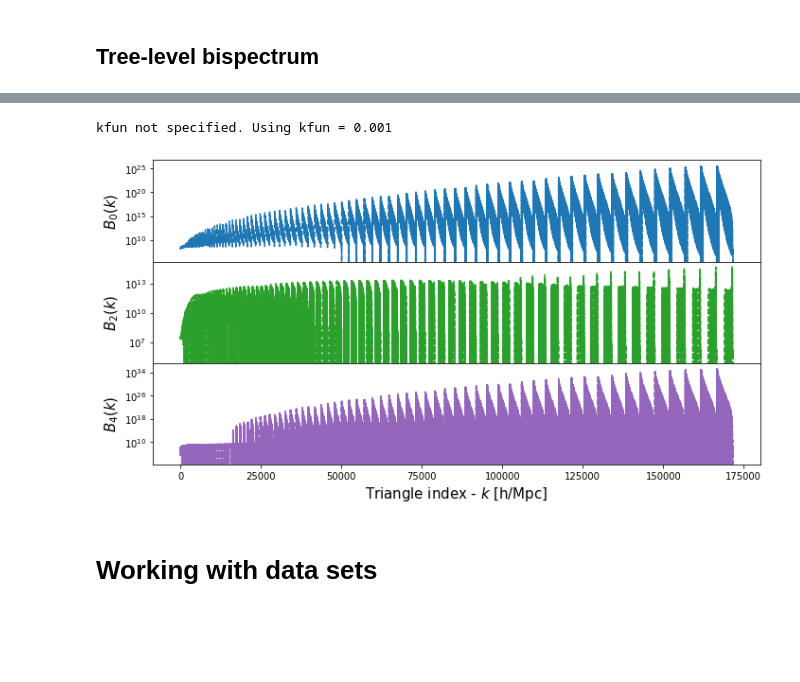
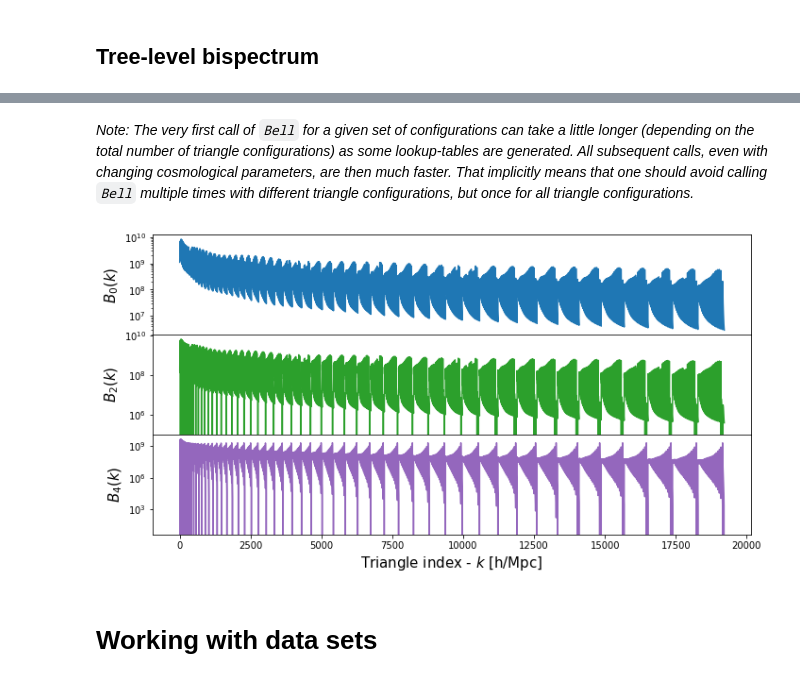
Before and after one commit to adematti/comet-emu, a Jupyter notebook: notebooks/Tutorial.ipynb, the cells around one changed output, grey strips where cells are left out. Cells and saved outputs as stored; diff of their text form; code cells hidden in the pictures; blank space fills up the shorter version.

```diff
--- a/notebooks/Tutorial.ipynb
+++ b/notebooks/Tutorial.ipynb
@@ -321,8 +323,9 @@ As a further extension, in the case when using measurements from a periodic box
 # %%
+k_hMpc_lin = np.arange(0.005, 0.3, 0.005)
 tri =[]
-for k1 in k_hMpc:
-    for k2 in k_hMpc:
-        for k3 in k_hMpc:
-            if k1 >= k2 >=k3:
+for i1,k1 in enumerate(k_hMpc_lin):
+    for i2,k2 in enumerate(k_hMpc_lin[:i1+1]):
+        for i3,k3 in enumerate(k_hMpc_lin[:i2+1]):
+            if k2 + k3 >= k1:
                 tri.append([k1, k2, k3])
 tri=np.asarray(tri)
@@ -329,20 +334,22 @@ tri=np.asarray(tri)
 # %%
-Bell = EFT.Bell(tri, params=params, ell=[0,2,4], de_model='lambda')
+params['h'] = 0.69
+params['z'] = 0.57
+Bell = EFT.Bell(tri, params=params, ell=[0,2,4], de_model='lambda', kfun=0.005)
-# %% [output]
-kfun not specified. Using kfun = 0.001
+# %% [markdown]
+_Note: The very first call of `Bell` for a given set of configurations can take a little longer (depending on the total number of triangle configurations) as some lookup-tables are generated. All subsequent calls, even with changing cosmological parameters, are then much faster. That implicitly means that one should avoid calling `Bell` multiple times with different triangle configurations, but once for all triangle configurations._
 # %%
 fig, axs = plt.subplots(3,1, figsize=(10,5), sharex=True,)
 #x_axis = tri = np.arange(tri.shape[0])
 for i in range(3):
-    axs[i].semilogy(np.arange(tri.shape[0]), Bell["ell"+str(2*i)],c='C'+str(2*i),ls='--')
+    axs[i].semilogy(np.arange(tri.shape[0]), Bell["ell"+str(2*i)],c='C'+str(2*i),ls='-')
     axs[i].set_ylabel(f'$B_{i*2}(k)$',fontsize=15)
 
 fig.tight_layout()
 plt.subplots_adjust(wspace=0, hspace=0)
 axs[-1].set_xlabel('Triangle index - $k$ [h/Mpc]',fontsize=15)
 plt.show()
 # %% [output]
-[figure, old version]
+[figure, new version]
 # %% [markdown]
 # Working with data sets
 # %% [markdown]
```
Also changed, not shown: parts of 3 cells of this notebook.
